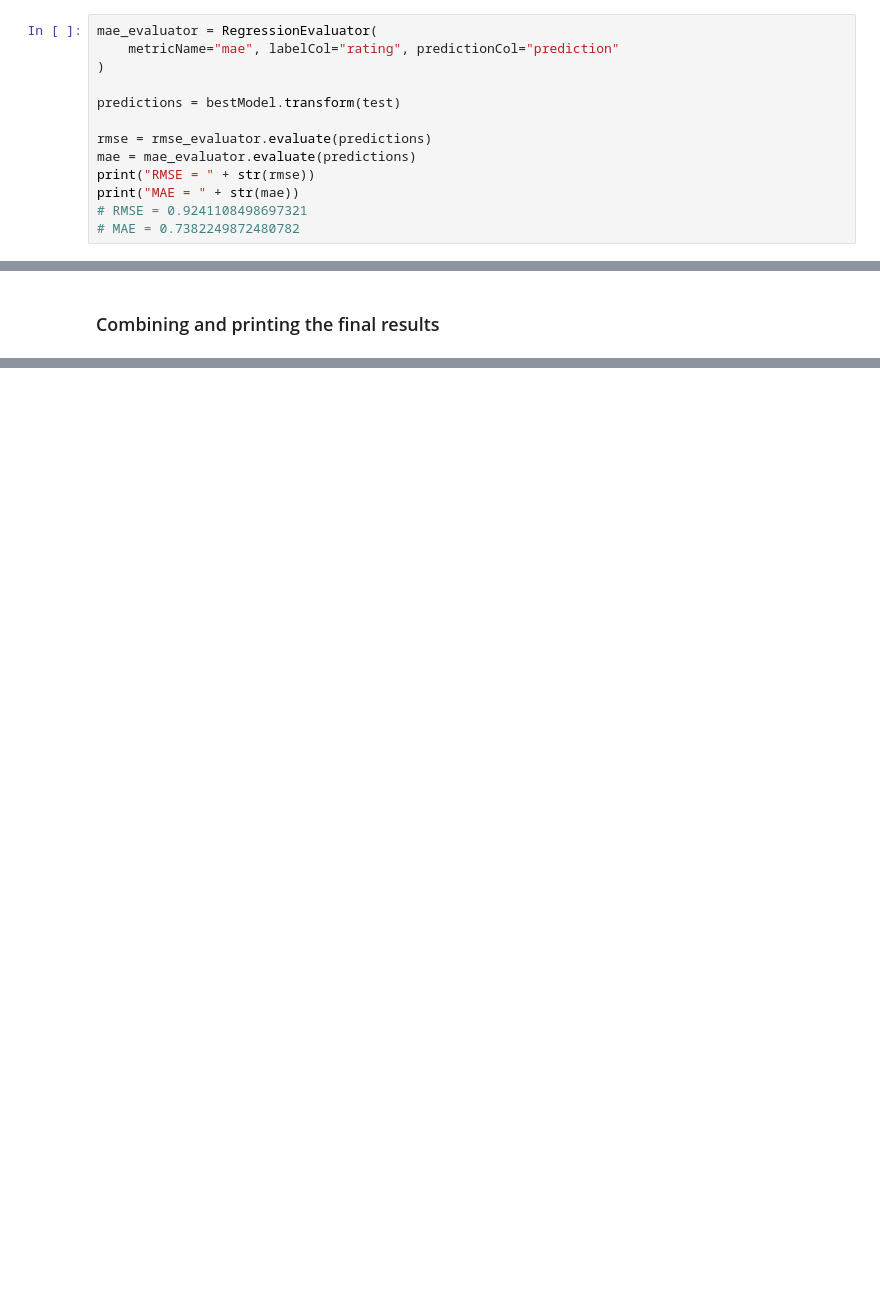
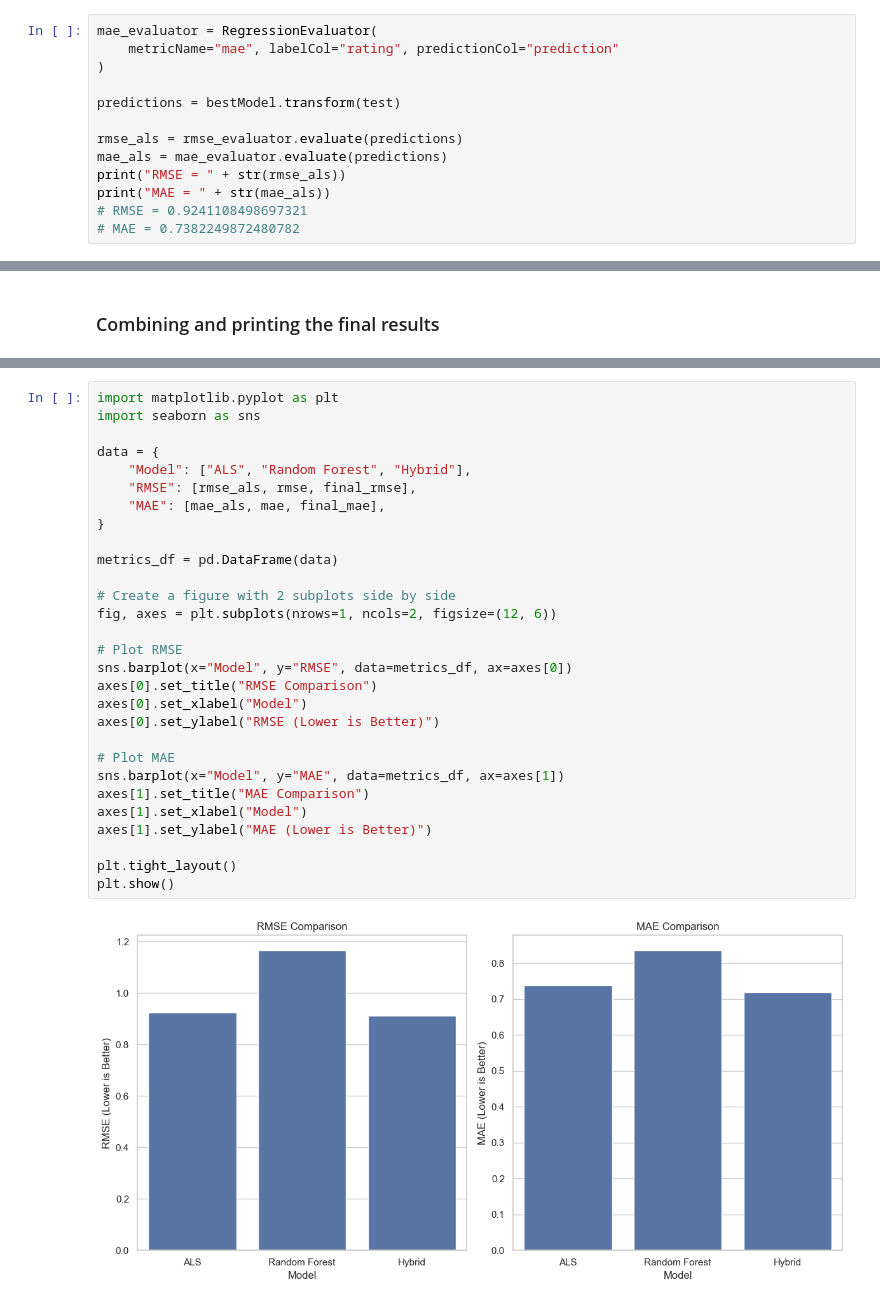
Before and after one commit to rootint/movie-recommender, a Jupyter notebook: notebooks/2.0-final-solution.ipynb, the cells around one changed output, grey strips where cells are left out. Drawn from its saved outputs; the diff is of its cells as text; blank space fills up the shorter version.

```diff
--- a/notebooks/2.0-final-solution.ipynb
+++ b/notebooks/2.0-final-solution.ipynb
@@ -76,10 +76,10 @@ mae_evaluator = RegressionEvaluator(
 
 predictions = bestModel.transform(test)
 
-rmse = rmse_evaluator.evaluate(predictions)
-mae = mae_evaluator.evaluate(predictions)
-print("RMSE = " + str(rmse))
-print("MAE = " + str(mae))
+rmse_als = rmse_evaluator.evaluate(predictions)
+mae_als = mae_evaluator.evaluate(predictions)
+print("RMSE = " + str(rmse_als))
+print("MAE = " + str(mae_als))
 # RMSE = 0.9241108498697321
 # MAE = 0.7382249872480782
 # %% [output]
@@ -288,0 +304,31 @@ F1: 0.8886814178570318
+# %%
+import matplotlib.pyplot as plt
+import seaborn as sns
+
+data = {
+    "Model": ["ALS", "Random Forest", "Hybrid"],
+    "RMSE": [rmse_als, rmse, final_rmse],
+    "MAE": [mae_als, mae, final_mae],
+}
+
+metrics_df = pd.DataFrame(data)
+
+# Create a figure with 2 subplots side by side
+fig, axes = plt.subplots(nrows=1, ncols=2, figsize=(12, 6))
+
+# Plot RMSE
+sns.barplot(x="Model", y="RMSE", data=metrics_df, ax=axes[0])
+axes[0].set_title("RMSE Comparison")
+axes[0].set_xlabel("Model")
+axes[0].set_ylabel("RMSE (Lower is Better)")
+
+# Plot MAE
+sns.barplot(x="Model", y="MAE", data=metrics_df, ax=axes[1])
+axes[1].set_title("MAE Comparison")
+axes[1].set_xlabel("Model")
+axes[1].set_ylabel("MAE (Lower is Better)")
+
+plt.tight_layout()
+plt.show()
+# %% [output]
+[figure, added]
```
Also changed, not shown: parts of 18 cells of this notebook, 9 other files.
